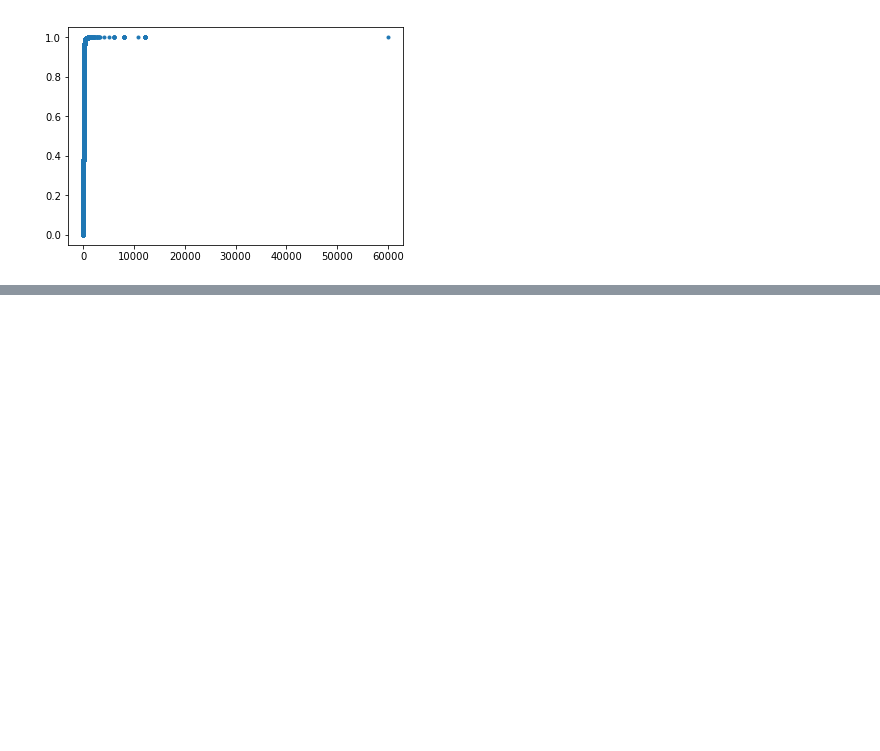
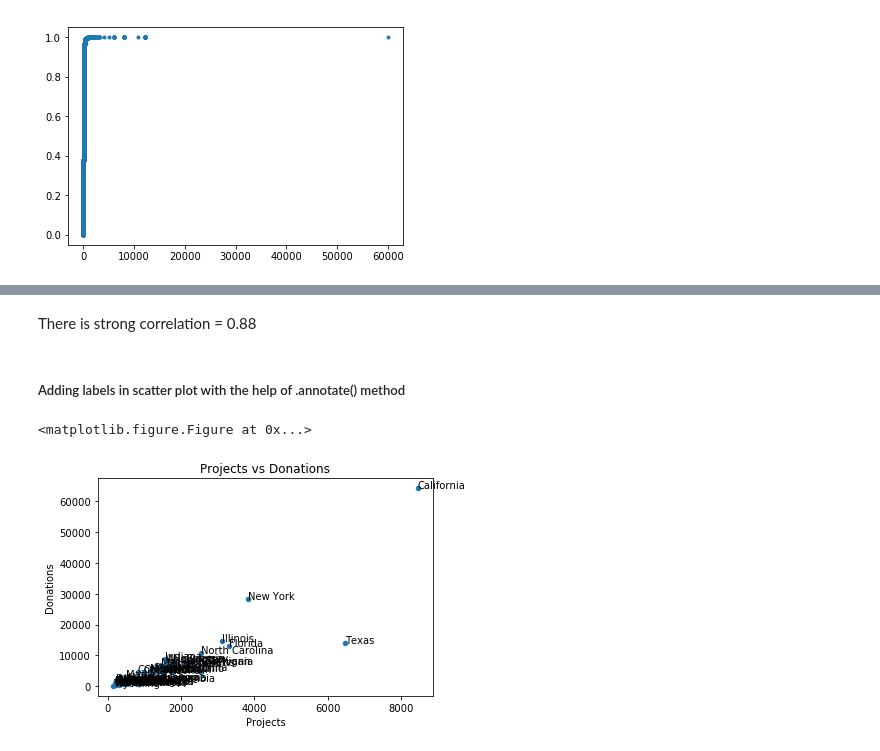
Before and after one commit to mukeshmehta/DonorsChoose-Data-Analysis, a Jupyter notebook: Donation-Analysis.ipynb, the cells around one changed output, grey strips where cells are left out. Cells and saved outputs as stored; diff of their text form; code cells hidden in the pictures; blank space fills up the shorter version.

```diff
--- a/Donation-Analysis.ipynb
+++ b/Donation-Analysis.ipynb
@@ -336,0 +412,14 @@ plt.plot(x,y, marker = ".", linestyle = "none")
+# %% [markdown]
+There is strong correlation = 0.88
+# %% [markdown]
+##### Adding labels in scatter plot with the help of .annotate() method
+# %%
+plt.figure(figsize=(100,4))
+df1.plot.scatter(x = "Projects", y = "Donations")
+plt.title("Projects vs Donations")
+for i, j in enumerate(df1.index):
+    plt.annotate(j, (df1.Projects[i], df1.Donations[i]))
+plt.show()
+# %% [output]
+<matplotlib.figure.Figure at 0x...>
+[figure, added]
```
Also changed, not shown: parts of 36 cells of this notebook.
